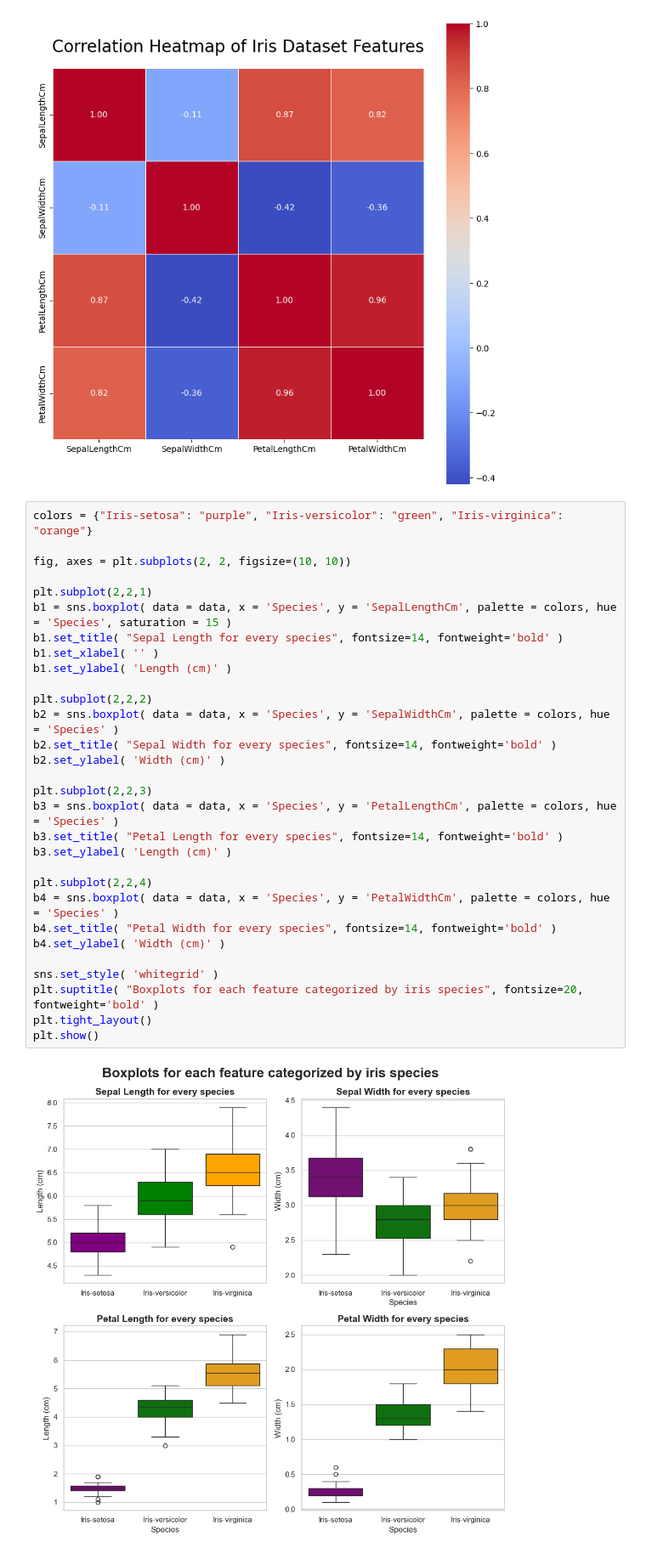
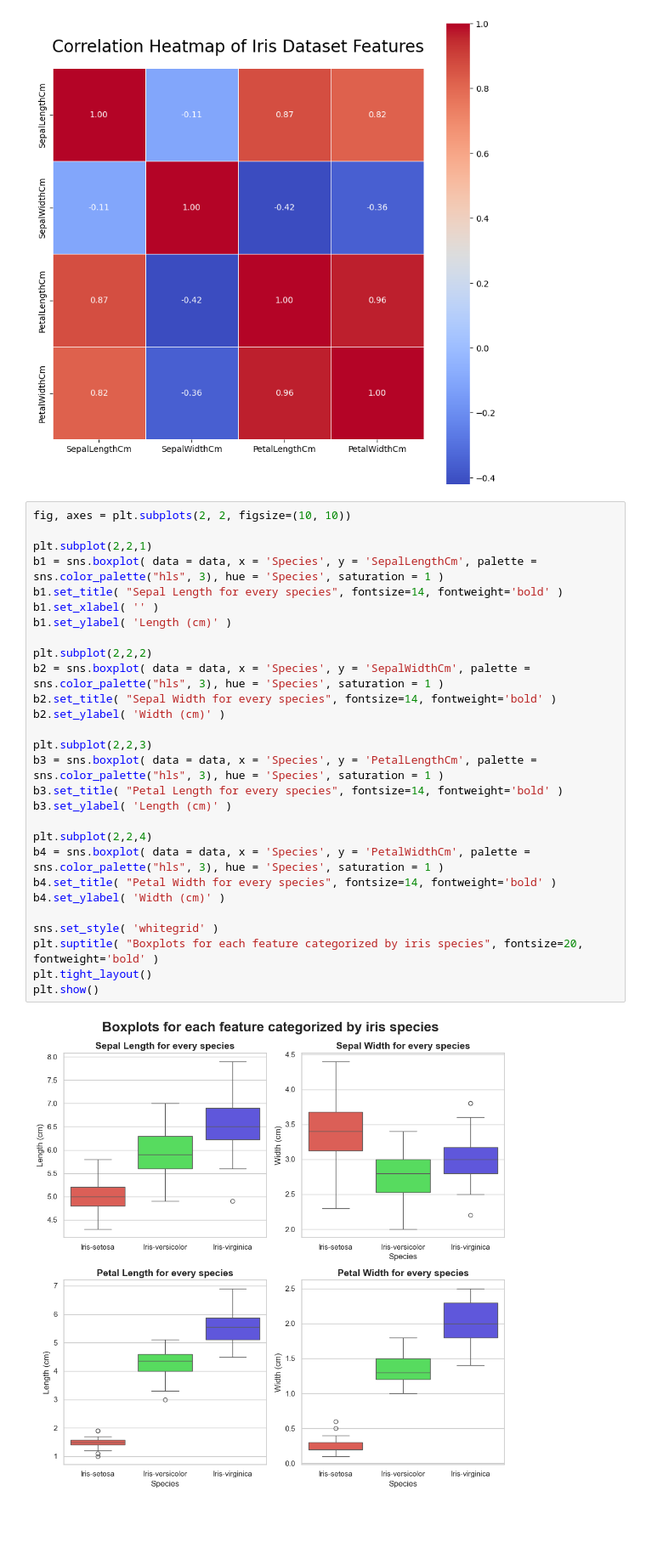
Before and after one commit to gerardmietek/Iris-Flowers-Classification, a Jupyter notebook: Untitled.ipynb, the cells around one changed output. Shown: that part at 85% size. Saved outputs shown, nothing was run; the diff lists cells and outputs as text; blank space fills up the shorter version.

Commit message:
Adding stripplot and updating boxplot colors

```diff
--- a/Untitled.ipynb
+++ b/Untitled.ipynb
@@ -171,34 +171,32 @@ plt.show()
 # %% [output]
 [figure]
 # %%
-colors = {"Iris-setosa": "purple", "Iris-versicolor": "green", "Iris-virginica": "orange"}
-
 fig, axes = plt.subplots(2, 2, figsize=(10, 10))
 
 plt.subplot(2,2,1)
-b1 = sns.boxplot( data = data, x = 'Species', y = 'SepalLengthCm', palette = colors, hue = 'Species', saturation = 15 )
+b1 = sns.boxplot( data = data, x = 'Species', y = 'SepalLengthCm', palette = sns.color_palette("hls", 3), hue = 'Species', saturation = 1 )
 b1.set_title( "Sepal Length for every species", fontsize=14, fontweight='bold' )
 b1.set_xlabel( '' )
 b1.set_ylabel( 'Length (cm)' )
 
 plt.subplot(2,2,2)
-b2 = sns.boxplot( data = data, x = 'Species', y = 'SepalWidthCm', palette = colors, hue = 'Species' )
+b2 = sns.boxplot( data = data, x = 'Species', y = 'SepalWidthCm', palette = sns.color_palette("hls", 3), hue = 'Species', saturation = 1 )
 b2.set_title( "Sepal Width for every species", fontsize=14, fontweight='bold' )
 b2.set_ylabel( 'Width (cm)' )
 
 plt.subplot(2,2,3)
-b3 = sns.boxplot( data = data, x = 'Species', y = 'PetalLengthCm', palette = colors, hue = 'Species' )
+b3 = sns.boxplot( data = data, x = 'Species', y = 'PetalLengthCm', palette = sns.color_palette("hls", 3), hue = 'Species', saturation = 1 )
 b3.set_title( "Petal Length for every species", fontsize=14, fontweight='bold' )
 b3.set_ylabel( 'Length (cm)' )
 
 plt.subplot(2,2,4)
-b4 = sns.boxplot( data = data, x = 'Species', y = 'PetalWidthCm', palette = colors, hue = 'Species' )
+b4 = sns.boxplot( data = data, x = 'Species', y = 'PetalWidthCm', palette = sns.color_palette("hls", 3), hue = 'Species', saturation = 1 )
 b4.set_title( "Petal Width for every species", fontsize=14, fontweight='bold' )
 b4.set_ylabel( 'Width (cm)' )
 
 sns.set_style( 'whitegrid' )
 plt.suptitle( "Boxplots for each feature categorized by iris species", fontsize=20, fontweight='bold' )
 plt.tight_layout()
 plt.show()
 # %% [output]
-[figure, old version]
+[figure, new version]
```
Also changed, not shown: parts of 1 cell of this notebook.
